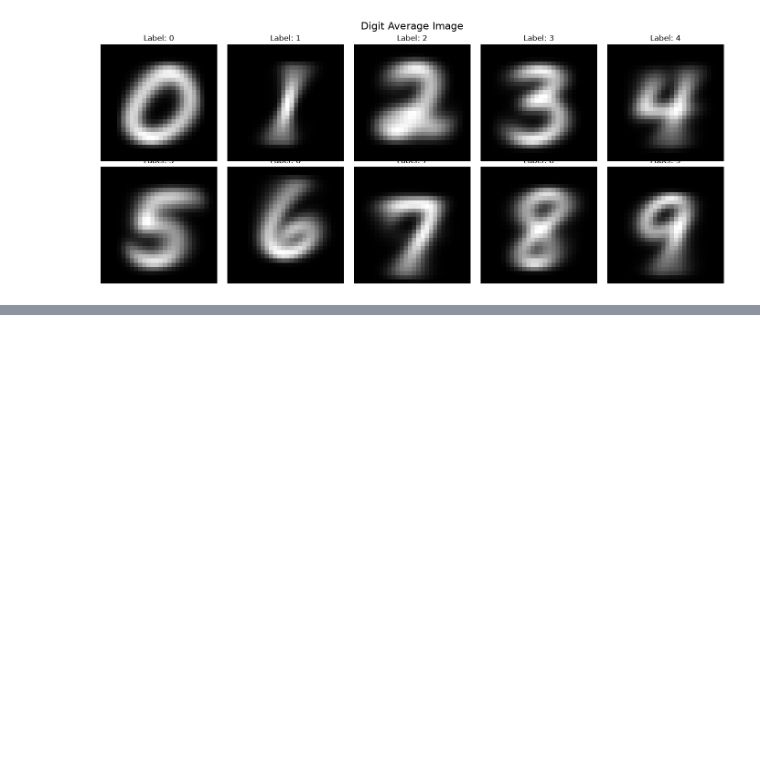
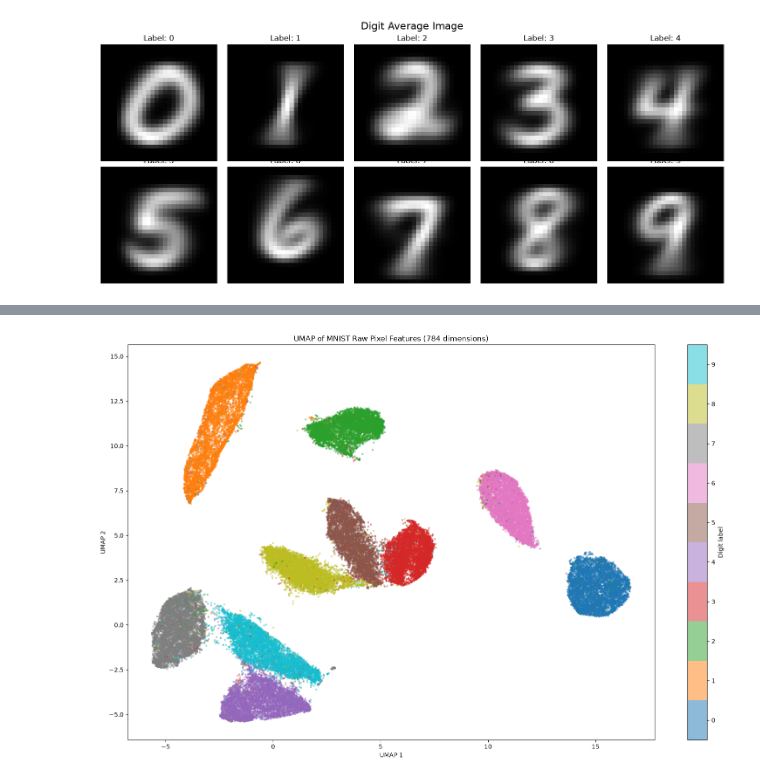
Before and after one commit to cudidotdev/mnist-784-rbf-experiments, a Jupyter notebook: notebooks/00_data_exploration.ipynb, the cells around one changed output, grey strips where cells are left out. Cells and saved outputs as stored; diff of their text form; code cells hidden in the pictures; blank space fills up the shorter version.

Commit message:
feat(visual): add umap visualization for raw pixels

```diff
--- a/notebooks/00_data_exploration.ipynb
+++ b/notebooks/00_data_exploration.ipynb
@@ -149,0 +168,15 @@ plt.show()
+# %%
+umap_model = umap.UMAP(
+    n_components=2,
+    n_neighbors=15,
+    min_dist=0.1,
+    metric="euclidean",
+    random_state=42,
+    low_memory=True,
+    verbose=True,
+)
+
+# Fit directly on all 784 raw pixel features.
+X_umap = umap_model.fit_transform(X_pixels)
+
+print("UMAP embedding shape:", X_umap.shape)
@@ -149,0 +203,31 @@ plt.show()
+# %%
+fig, ax = plt.subplots(figsize=(16, 10))
+
+scatter = ax.scatter(
+    X_umap[:, 0],
+    X_umap[:, 1],
+    c=y,
+    cmap="tab10",
+    norm=plt.Normalize(-0.5, 9.5),
+    s=10,
+    alpha=0.50,
+    linewidths=0,
+    rasterized=True,
+)
+
+colorbar = fig.colorbar(
+    scatter,
+    ax=ax,
+    ticks=np.arange(10),
+)
+colorbar.set_label("Digit label")
+
+ax.set_xlabel("UMAP 1")
+ax.set_ylabel("UMAP 2")
+ax.set_title("UMAP of MNIST Raw Pixel Features (784 dimensions)")
+
+fig.tight_layout()
+save_figure(fig, "mnist-raw-pixels-umap.png")
+plt.show()
+# %% [output]
+[figure, added]
```
Also changed, not shown: parts of 5 cells of this notebook, 3 other files.
